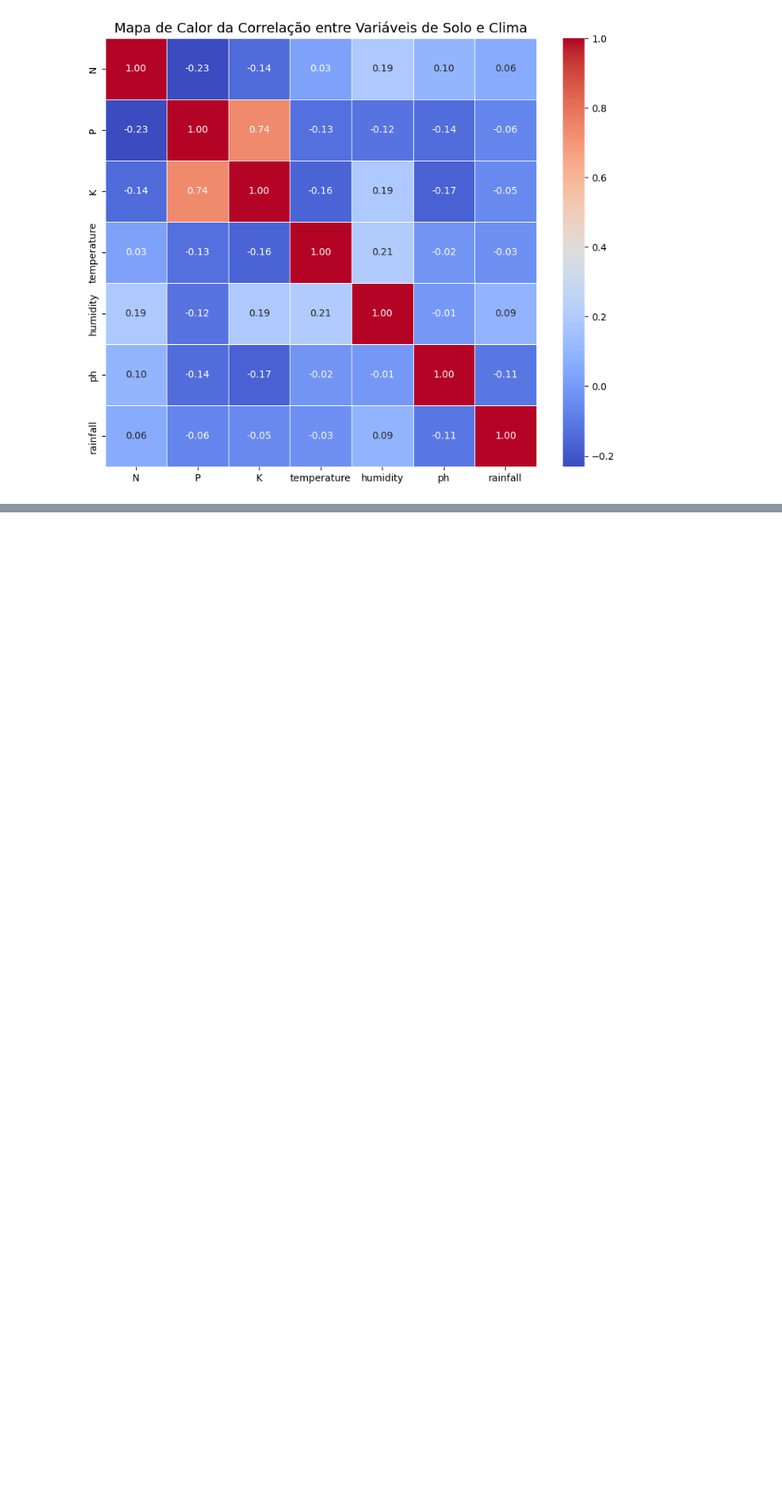
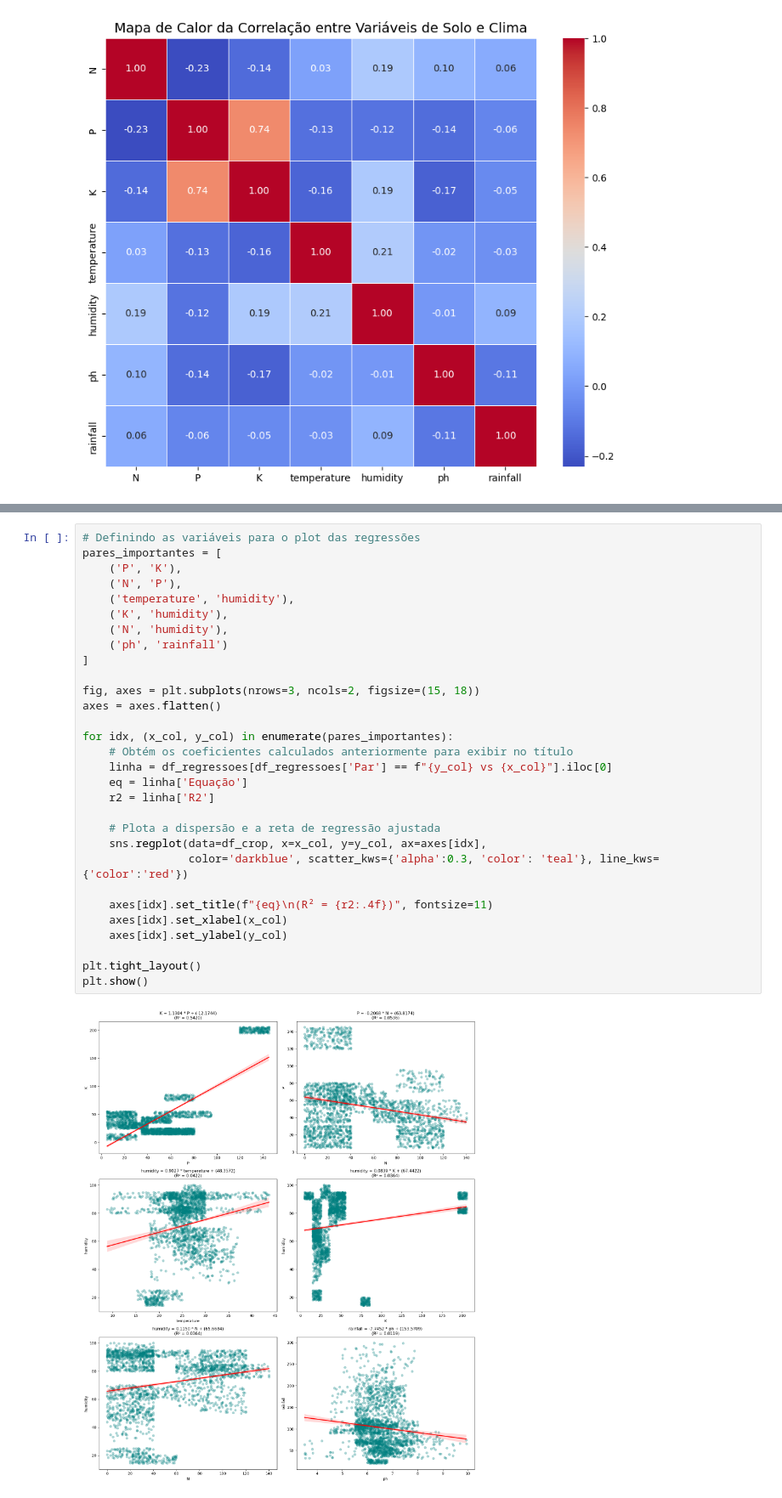
Before and after one commit to PVC2020/Agriculture-Crop-Production-In-India, a Jupyter notebook: Crop_analysis_and_prediction.ipynb, the cells around one changed output, grey strips where cells are left out. Shown at 85% size. Saved outputs shown, nothing was run; the diff lists cells and outputs as text; blank space fills up the shorter version.

```diff
--- a/Crop_analysis_and_prediction.ipynb
+++ b/Crop_analysis_and_prediction.ipynb
@@ -199,0 +265,32 @@ plt.show()
+# %%
+# Definindo as variáveis para o plot das regressões
+pares_importantes = [
+    ('P', 'K'),
+    ('N', 'P'),
+    ('temperature', 'humidity'),
+    ('K', 'humidity'),
+    ('N', 'humidity'),
+    ('ph', 'rainfall')
+]
+
+fig, axes = plt.subplots(nrows=3, ncols=2, figsize=(15, 18))
+axes = axes.flatten()
+
+for idx, (x_col, y_col) in enumerate(pares_importantes):
+    # Obtém os coeficientes calculados anteriormente para exibir no título
+    linha = df_regressoes[df_regressoes['Par'] == f"{y_col} vs {x_col}"].iloc[0]
+    eq = linha['Equação']
+    r2 = linha['R2']
+
+    # Plota a dispersão e a reta de regressão ajustada
+    sns.regplot(data=df_crop, x=x_col, y=y_col, ax=axes[idx],
+                color='darkblue', scatter_kws={'alpha':0.3, 'color': 'teal'}, line_kws={'color':'red'})
+
+    axes[idx].set_title(f"{eq}\n(R² = {r2:.4f})", fontsize=11)
+    axes[idx].set_xlabel(x_col)
+    axes[idx].set_ylabel(y_col)
+
+plt.tight_layout()
+plt.show()
+# %% [output]
+[figure, added]
```
Also changed, not shown: parts of 7 cells of this notebook.
